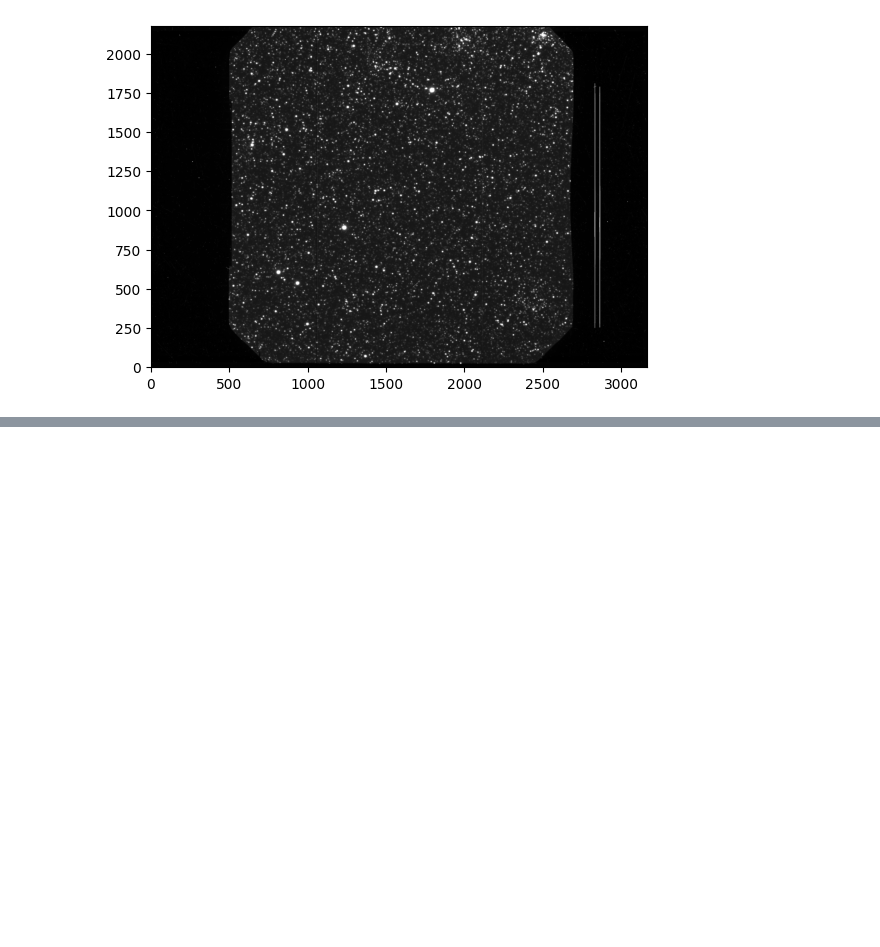
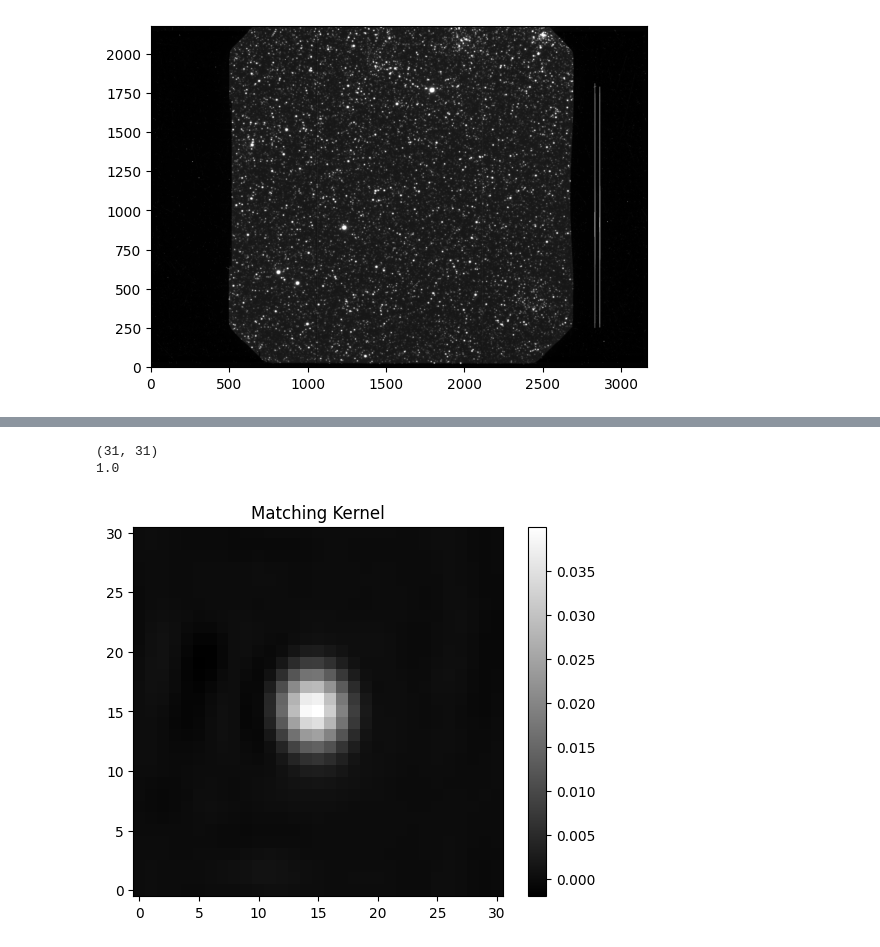
Before and after one commit to pirgalim/SNR-0548-70.4, a Jupyter notebook: psf.ipynb, the cells around one changed output, grey strips where cells are left out. Saved outputs shown, nothing was run; the diff lists cells and outputs as text; code cells hidden in the pictures; blank space fills up the shorter version.

```diff
--- a/psf.ipynb
+++ b/psf.ipynb
@@ -73,3 +66,22 @@ psf_oiiic = psf_oiiic / np.nansum(psf_oiiic)  # normalize
 # %%
-from photutils.psf_matching import make_kernel
-kernel = make_kernel(psf_oiii, psf_oiiic)
+# from photutils.psf_matching import make_kernel
+# kernel = make_kernel(psf_oiii, psf_oiiic)
+
+from photutils.psf_matching import make_kernel, CosineBellWindow
+
+window = CosineBellWindow(alpha=0.5)
+kernel = make_kernel(psf_oiiic, psf_oiii, window=window)
+# %%
+import matplotlib.pyplot as plt
+
+print(kernel.shape)
+print(kernel.sum())
+
+plt.imshow(kernel, origin="lower", cmap="gray")
+plt.colorbar()
+plt.title("Matching Kernel")
+plt.show()
+# %% [output]
+(31, 31)
+1.0
+[figure, added]
```
Also changed, not shown: parts of 14 cells of this notebook.
